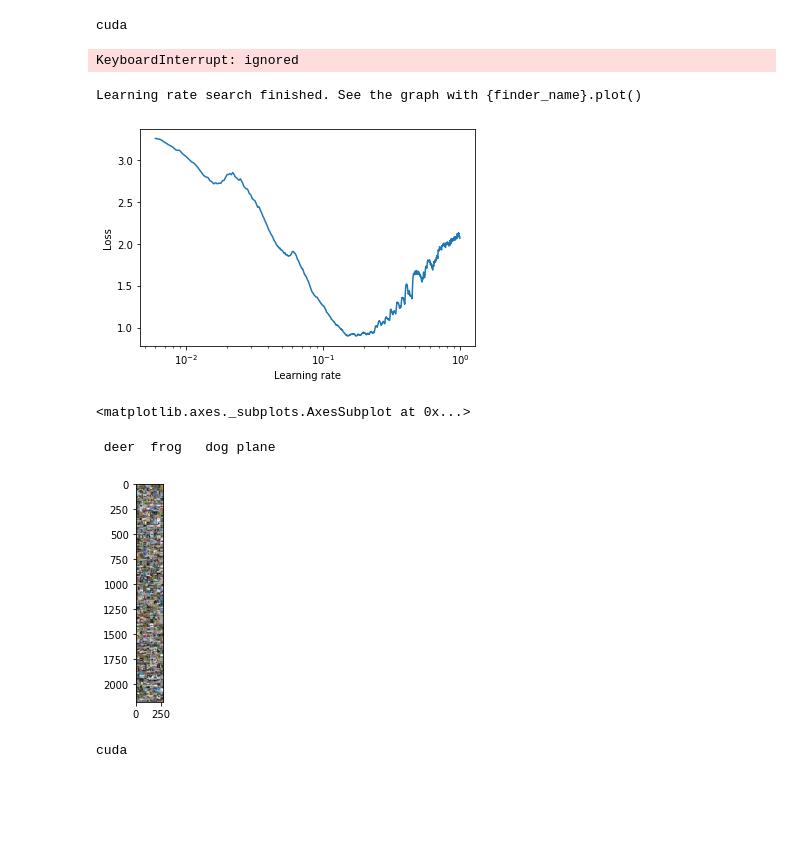
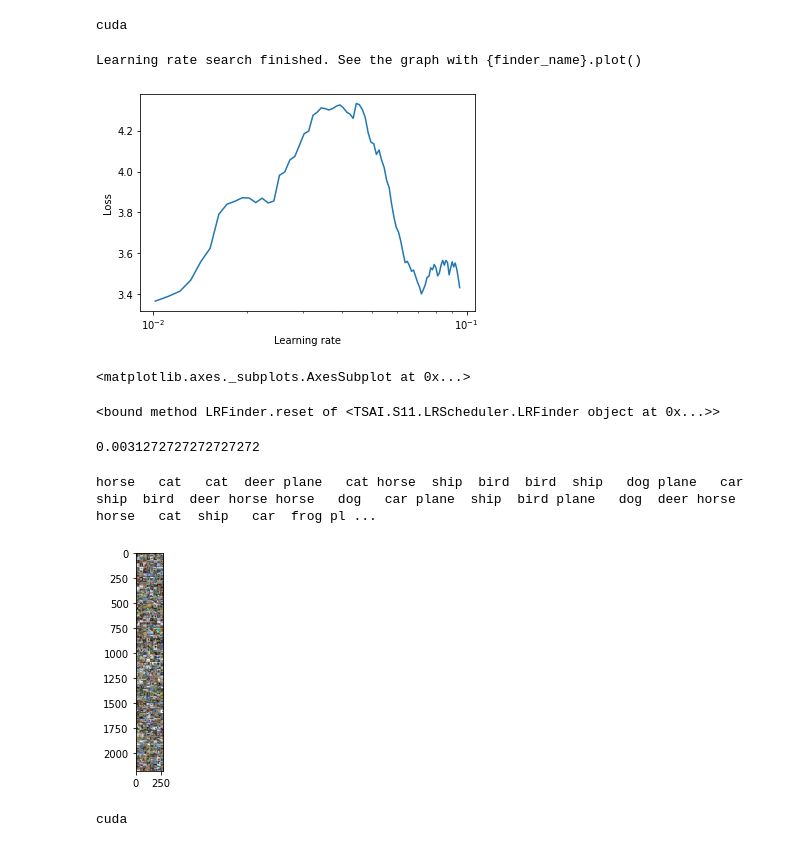
Before and after one commit to Shakil-1501/TSAI, a Jupyter notebook: S11/S11_Assignment.ipynb, the cells around one changed output. Cells and saved outputs as stored; diff of their text form; code cells hidden in the pictures; blank space fills up the shorter version.

```diff
--- a/S11/S11_Assignment.ipynb
+++ b/S11/S11_Assignment.ipynb
@@ -378,46 +134,28 @@ class ExponentialLR(_LRScheduler):
 # %%
 print(device)
 criterion = nn.CrossEntropyLoss()
-optimizer = optim.SGD(model.parameters(), lr=0.001, momentum=0.9 ,weight_decay = 0.01)
+optimizer = optim.SGD(model.parameters(), lr=0.0001, momentum=0.9)
 # %% [output]
 cuda
-# %%
-start_time = time.time()
-for epoch in range(10):  # loop over the dataset multiple times
-
-    running_loss = 0.0
-    for i, data in enumerate(trainloader, 0):
-        # get the inputs
-        inputs, labels = data[0].to(device),data[1].to(device)
-
-        # zero the parameter gradients
-        optimizer.zero_grad()
-
-        # forward + backward + optimize
-        outputs = model(inputs)
-        loss = criterion(outputs, labels)
-        loss.backward()
-        optimizer.step()
-
-        # print statistics
-        running_loss += loss.item()
-        if i % 90 == 89:    # print every 2000 mini-batches
-            print('[%d, %5d] loss: %.3f' %(epoch + 1, i + 1, running_loss / 89 ))
-            running_loss = 0.0
-
-print('Finished Training')
-end_time = time.time()
-print("Time Taken in Seconds: ",end_time-start_time)
-# %% [output]
-KeyboardInterrupt: ignored
 # %%
 lr_finder = LRScheduler.LRFinder(model, optimizer, criterion, device="cuda")
-lr_finder.range_test(trainloader , end_lr = 1, num_iter = 2000 , step_mode = "linear")
+lr_finder.range_test(trainloader , end_lr = 0.1, num_iter = 100 , step_mode = "linear")
 lr_finder.plot()
 # %% [output]
 Learning rate search finished. See the graph with {finder_name}.plot()
-[figure, old version]
+[figure, new version]
 <matplotlib.axes._subplots.AxesSubplot at 0x...>
+# %%
+history = lr_finder.history
+optim_lr = history["lr"][np.argmin(history["loss"])]
+#self.logger.info("Learning rate with minimum loss : " + str(optim_lr))
+lr_finder.reset
+# %% [output]
+<bound method LRFinder.reset of <TSAI.S11.LRScheduler.LRFinder object at 0x...>>
+# %%
+print(optim_lr)
+# %% [output]
+0.0031272727272727272
 # %%
 import numpy as np
 # functions to show an image
@@ -435,10 +173,10 @@ images, labels = dataiter
 # show images
 imshow(torchvision.utils.make_grid(images))
 # print labels
-print(' '.join('%5s' % classes[labels[j]] for j in range(4)))
+print(' '.join('%5s' % classes[labels[j]] for j in range(512)))
 # %% [output]
- deer  frog   dog plane
+horse   cat   cat  deer plane   cat horse  ship  bird  bird  ship   dog plane   car  ship  bird  deer horse horse   dog   car plane  ship  bird plane   dog  deer horse horse   cat  ship   car  frog pl ...
-[figure, old version]
+[figure, new version]
 # %%
 print(device)
 criterion = nn.CrossEntropyLoss()
```
Also changed, not shown: parts of 8 cells of this notebook.
